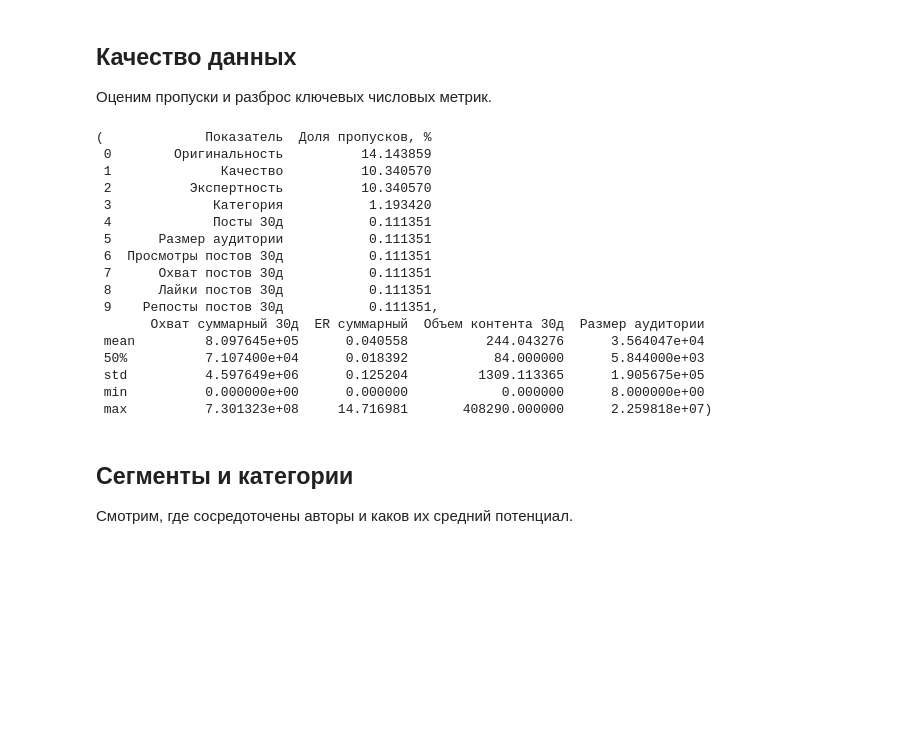
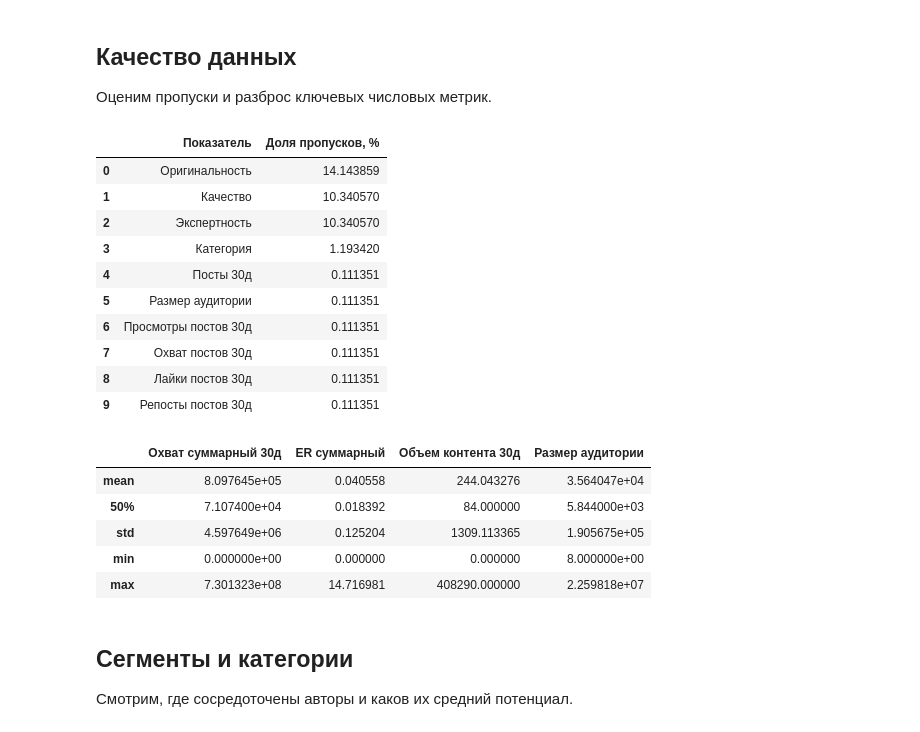
Before and after one commit to Nikitarochka/Codex, a Jupyter notebook: notebooks/analysis_vk.ipynb, the cells around one changed output. Saved outputs shown, nothing was run; the diff lists cells and outputs as text; code cells hidden in the pictures; blank space fills up the shorter version.

```diff
--- a/notebooks/analysis_vk.ipynb
+++ b/notebooks/analysis_vk.ipynb
@@ -95,41 +98,43 @@ df.head(3)
 ## Качество данных
 Оценим пропуски и разброс ключевых числовых метрик.
 # %%
-
 missing_pct = df.isna().mean().sort_values(ascending=False) * 100
 missing_top = missing_pct.head(10).reset_index()
 missing_top.columns = ['Показатель', 'Доля пропусков, %']
 
 fig_missing = px.bar(
     missing_top,
     x='Показатель', y='Доля пропусков, %',
     color='Доля пропусков, %',
     title='Топ-10 полей по доле пропусков',
     labels={'Показатель': 'Поле'},
 )
 fig_missing.update_layout(xaxis_tickangle=-35)
 
 stats = df[['Охват суммарный 30д', 'ER суммарный', 'Объем контента 30д', 'Размер аудитории']].describe().loc[['mean','50%','std','min','max']]
 
 missing_top, stats
+display(fig_missing)
+display(missing_top)
+display(stats)
 # %% [output]
-(             Показатель  Доля пропусков, %
- 0        Оригинальность          14.143859
- 1              Качество          10.340570
- 2          Экспертность          10.340570
- 3             Категория           1.193420
- 4             Посты 30д           0.111351
- 5      Размер аудитории           0.111351
- 6  Просмотры постов 30д           0.111351
- 7      Охват постов 30д           0.111351
- 8      Лайки постов 30д           0.111351
- 9    Репосты постов 30д           0.111351,
-       Охват суммарный 30д  ER суммарный  Объем контента 30д  Размер аудитории
- mean         8.097645e+05      0.040558          244.043276      3.564047e+04
- 50%          7.107400e+04      0.018392           84.000000      5.844000e+03
- std          4.597649e+06      0.125204         1309.113365      1.905675e+05
- min          0.000000e+00      0.000000            0.000000      8.000000e+00
- max          7.301323e+08     14.716981       408290.000000      2.259818e+07)
+|  | Показатель | Доля пропусков, % |
+| 0 | Оригинальность | 14.143859 |
+| 1 | Качество | 10.340570 |
+| 2 | Экспертность | 10.340570 |
+| 3 | Категория | 1.193420 |
+| 4 | Посты 30д | 0.111351 |
+| 5 | Размер аудитории | 0.111351 |
+| 6 | Просмотры постов 30д | 0.111351 |
+| 7 | Охват постов 30д | 0.111351 |
+| 8 | Лайки постов 30д | 0.111351 |
+| 9 | Репосты постов 30д | 0.111351 |
+|  | Охват суммарный 30д | ER суммарный | Объем контента 30д | Размер аудитории |
+| mean | 8.097645e+05 | 0.040558 | 244.043276 | 3.564047e+04 |
+| 50% | 7.107400e+04 | 0.018392 | 84.000000 | 5.844000e+03 |
+| std | 4.597649e+06 | 0.125204 | 1309.113365 | 1.905675e+05 |
+| min | 0.000000e+00 | 0.000000 | 0.000000 | 8.000000e+00 |
+| max | 7.301323e+08 | 14.716981 | 408290.000000 | 2.259818e+07 |
 # %% [markdown]
 
 ## Сегменты и категории
```
Also changed, not shown: parts of 5 cells of this notebook.
